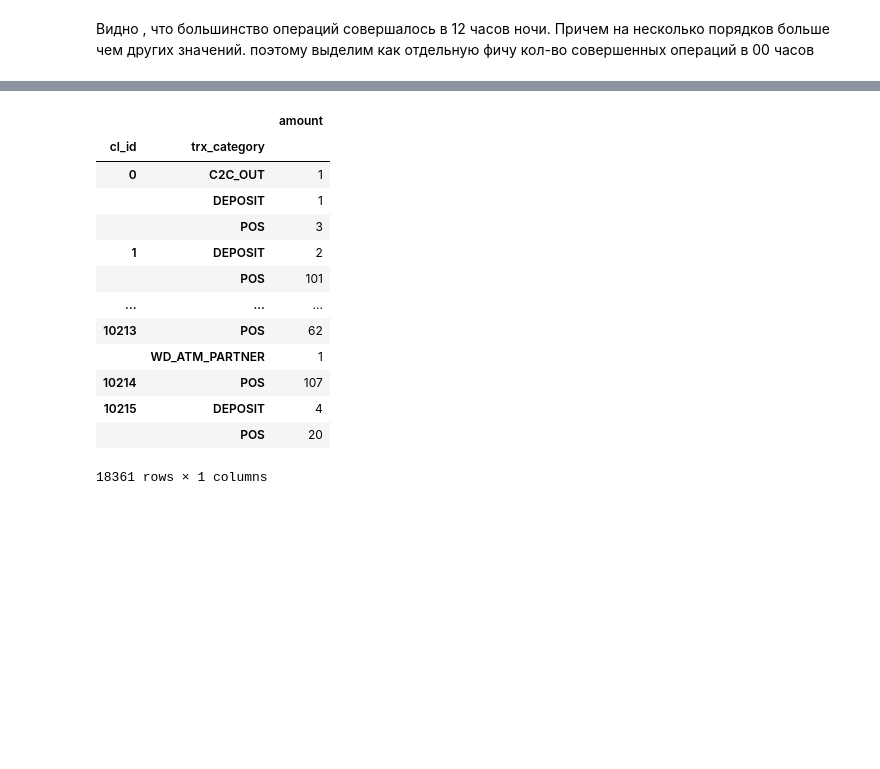
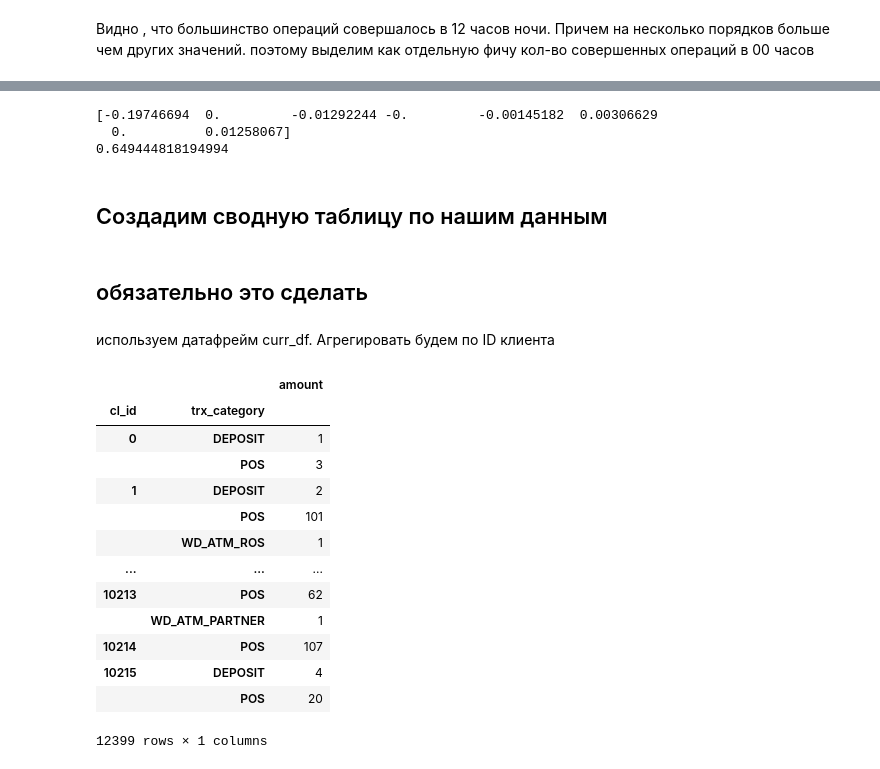
Before and after one commit to ddddrill/ds3-spring-2018, a Jupyter notebook: 3. Feature Engineering/3.2/FE_Homework_1.ipynb, the cells around one changed output, grey strips where cells are left out. Drawn from its saved outputs; the diff is of its cells as text; code cells hidden in the pictures; blank space fills up the shorter version.

```diff
--- a/3. Feature Engineering/3.2/FE_Homework_1.ipynb
+++ b/3. Feature Engineering/3.2/FE_Homework_1.ipynb
@@ -190,6 +176,6 @@ period_new['target']=curr_df['target_flag']
 # %%
-period_new=period_new.loc[period_new['target']==1]
-period_new['target'].value_counts()
+p_new=period_new.loc[period_new['target']==1]
+p_new['target'].value_counts()
 # %% [output]
 1    300226
 Name: target, dtype: int64
@@ -266,5 +254,5 @@ fig.show()
 # %% [markdown]
 Видно , что большинство операций совершалось в 12 часов ночи. Причем на несколько порядков больше чем других значений. поэтому выделим как отдельную фичу кол-во совершенных операций в 00 часов
 # %%
-curr_df.join(t['night'])
-curr_df.dropna()
+curr_df=curr_df.join(t['night'])
+#curr_df.dropna()
@@ -285,21 +336,39 @@ curr_df.dropna()
+# %%
+from sklearn import linear_model
+l1 = linear_model.Lasso(alpha=0.01)
+
+l1.fit(mod_df,curr_df['target_flag'] )
+
+print(l1.coef_)
+print(l1.intercept_)
+# %% [output]
+[-0.19746694  0.         -0.01292244 -0.         -0.00145182  0.00306629
+  0.          0.01258067]
+0.649444818194994
+# %% [markdown]
+## Создадим сводную таблицу по нашим данным
+# %% [markdown]
+## обязательно это сделать
+# %% [markdown]
+используем датафрейм curr_df. Агрегировать будем по ID клиента
 # %%
-id_trx=raw_df.groupby(['cl_id','trx_category']).agg({'amount':'count'})
+id_trx=curr_df.groupby(['cl_id','trx_category']).agg({'amount':'count'})
 id_trx
 # %% [output]
 |  |  | amount |
 | cl_id | trx_category |  |
-| 0 | C2C_OUT | 1 |
-|  | DEPOSIT | 1 |
+| 0 | DEPOSIT | 1 |
 |  | POS | 3 |
 | 1 | DEPOSIT | 2 |
 |  | POS | 101 |
+|  | WD_ATM_ROS | 1 |
 | ... | ... | ... |
 | 10213 | POS | 62 |
 |  | WD_ATM_PARTNER | 1 |
 | 10214 | POS | 107 |
 | 10215 | DEPOSIT | 4 |
 |  | POS | 20 |
-18361 rows × 1 columns
+12399 rows × 1 columns
 # %%
 amount_table=pd.DataFrame()
 # %%
```
Also changed, not shown: parts of 19 cells of this notebook.
